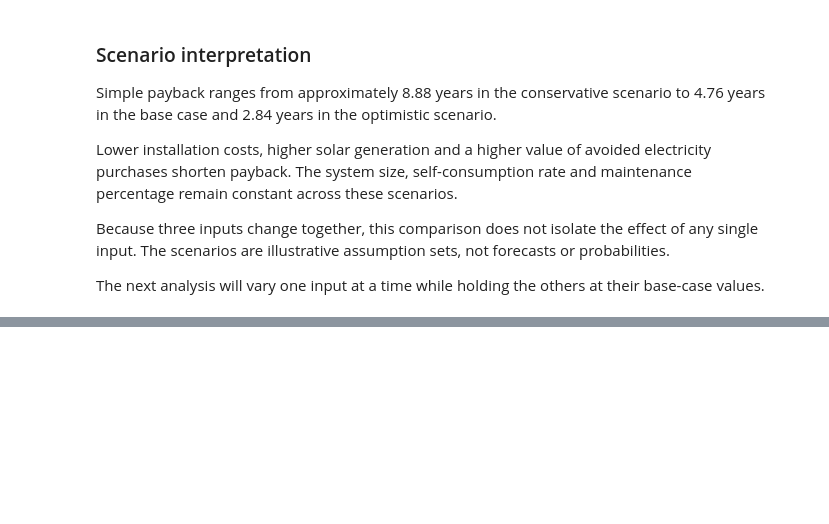
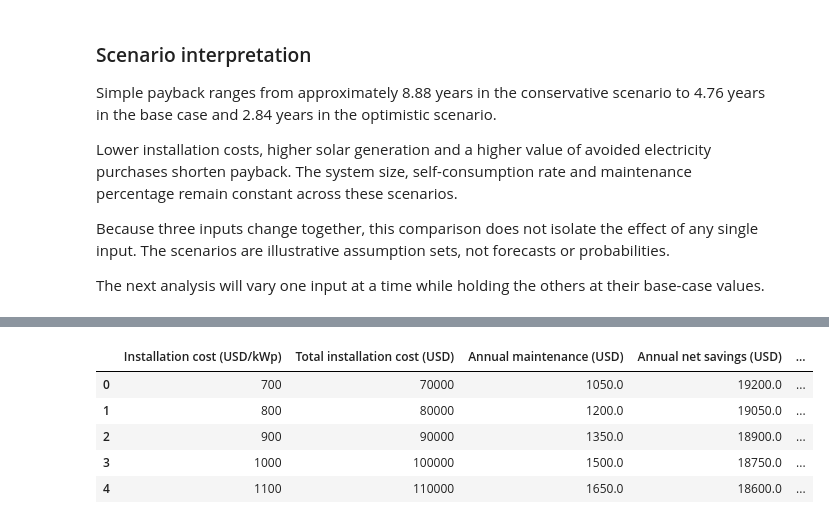
Before and after one commit to GHseyram/Ghana-energy-transition-investment-analytics, a Jupyter notebook: notebooks/03_solar_investment_model.ipynb, the cells around one changed output, grey strips where cells are left out. Saved outputs shown, nothing was run; the diff lists cells and outputs as text; code cells hidden in the pictures; blank space fills up the shorter version.

```diff
--- a/notebooks/03_solar_investment_model.ipynb
+++ b/notebooks/03_solar_investment_model.ipynb
@@ -200,0 +268,28 @@ the others at their base-case values.
+# %%
+installation_cost_values = [700, 800, 900, 1000, 1100]
+cost_results = []
+
+for cost_per_kwp in installation_cost_values:
+    cost = system_size_kwp * cost_per_kwp
+    maintenance = cost * annual_maintenance_rate
+    net_savings = annual_bill_savings - maintenance
+
+    payback = cost / net_savings if net_savings > 0 else float("inf")
+
+    cost_results.append({
+        "Installation cost (USD/kWp)": cost_per_kwp,
+        "Total installation cost (USD)": cost,
+        "Annual maintenance (USD)": maintenance,
+        "Annual net savings (USD)": net_savings,
+        "Simple payback (years)": payback
+    })
+
+cost_sensitivity = pd.DataFrame(cost_results)
+cost_sensitivity.round(2)
+# %% [output]
+|  | Installation cost (USD/kWp) | Total installation cost (USD) | Annual maintenance (USD) | Annual net savings (USD) | ... |
+| 0 | 700 | 70000 | 1050.0 | 19200.0 | ... |
+| 1 | 800 | 80000 | 1200.0 | 19050.0 | ... |
+| 2 | 900 | 90000 | 1350.0 | 18900.0 | ... |
+| 3 | 1000 | 100000 | 1500.0 | 18750.0 | ... |
+| 4 | 1100 | 110000 | 1650.0 | 18600.0 | ... |
```
Also changed, not shown: parts of 10 cells of this notebook.
